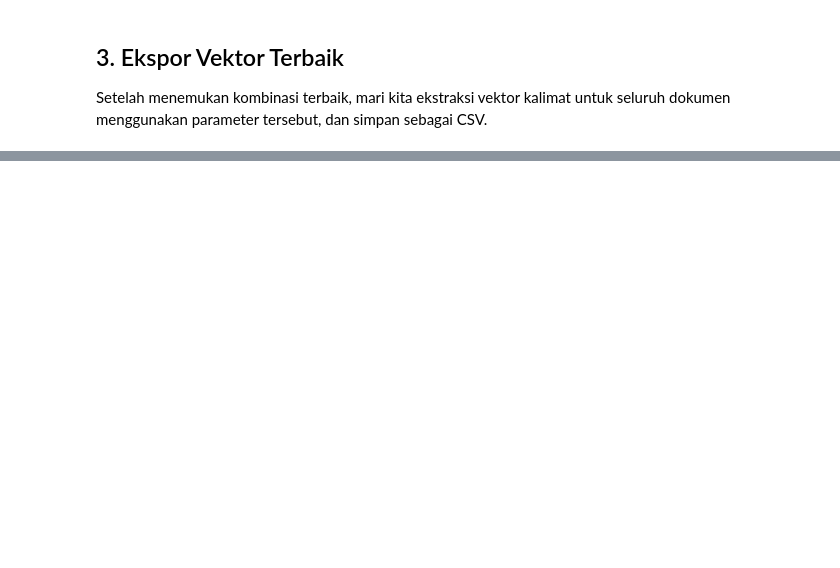
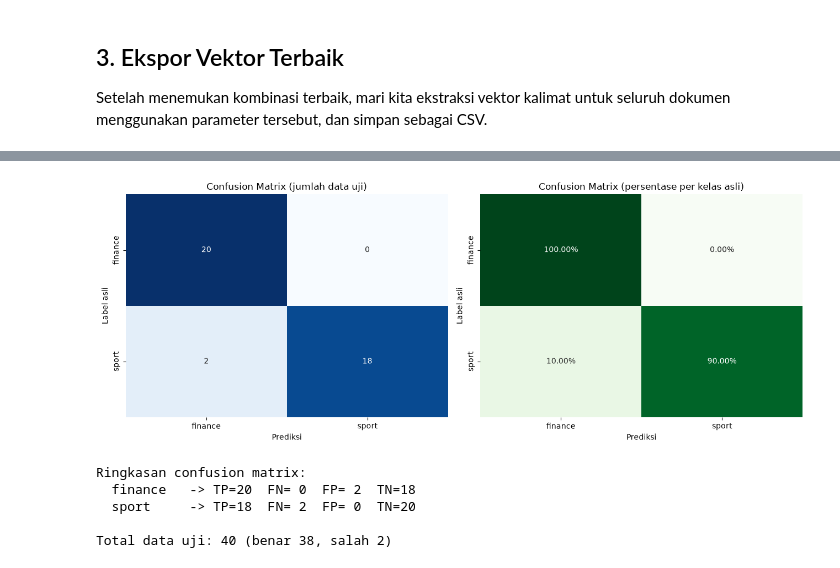
Before and after one commit to Nicoulass/ppw, a Jupyter notebook: Notebooks/materi5.ipynb, the cells around one changed output, grey strips where cells are left out. Cells and saved outputs as stored; diff of their text form; code cells hidden in the pictures; blank space fills up the shorter version.

```diff
--- a/Notebooks/materi5.ipynb
+++ b/Notebooks/materi5.ipynb
@@ -206,0 +255,14 @@ Diatas Adalah Gambar dari Confusion Matrix, dijelaskan di gambar atas yaitu data
+# %%
+from pathlib import Path
+import pandas as pd
+
+DATASET = Path("../output/berita.csv")
+df_app = pd.read_csv(DATASET)
+
+print(f"File          : {DATASET.resolve()}")
+print(f"Jumlah baris  : {len(df_app)}")
+print(f"Kolom         : {list(df_app.columns)}")
+print(f"\nDistribusi label:\n{df_app['Label'].value_counts().to_string()}")
+print(f"\nPanjang teks (karakter):")
+print(df_app["Isi Berita"].str.len().describe().to_string())
+df_app.head(3)
@@ -206,0 +376,44 @@ Diatas Adalah Gambar dari Confusion Matrix, dijelaskan di gambar atas yaitu data
+# %%
+import matplotlib.pyplot as plt
+import seaborn as sns
+from sklearn.metrics import confusion_matrix
+
+%matplotlib inline
+
+cm = confusion_matrix(y_te_idx, pred_idx)
+labels = list(encoder.classes_)
+
+fig, axes = plt.subplots(1, 2, figsize=(13, 5))
+
+sns.heatmap(cm, annot=True, fmt="d", cmap="Blues", cbar=False,
+            xticklabels=labels, yticklabels=labels, ax=axes[0])
+axes[0].set_title("Confusion Matrix (jumlah data uji)")
+axes[0].set_xlabel("Prediksi")
+axes[0].set_ylabel("Label asli")
+
+cm_norm = cm.astype(float) / cm.sum(axis=1, keepdims=True)
+sns.heatmap(cm_norm, annot=True, fmt=".2%", cmap="Greens", cbar=False,
+            xticklabels=labels, yticklabels=labels, ax=axes[1])
+axes[1].set_title("Confusion Matrix (persentase per kelas asli)")
+axes[1].set_xlabel("Prediksi")
+axes[1].set_ylabel("Label asli")
+
+plt.tight_layout()
+plt.show()
+
+print("Ringkasan confusion matrix:")
+for i, kelas in enumerate(labels):
+    tp = cm[i, i]
+    fn = cm[i].sum() - tp
+    fp = cm[:, i].sum() - tp
+    tn = cm.sum() - tp - fn - fp
+    print(f"  {kelas:<9} -> TP={tp:>2}  FN={fn:>2}  FP={fp:>2}  TN={tn:>2}")
+
+print(f"\nTotal data uji: {cm.sum()} (benar {int(np.trace(cm))}, salah {int(cm.sum() - np.trace(cm))})")
+# %% [output]
+[figure, added]
+Ringkasan confusion matrix:
+  finance   -> TP=20  FN= 0  FP= 2  TN=18
+  sport     -> TP=18  FN= 2  FP= 0  TN=20
+
+Total data uji: 40 (benar 38, salah 2)
```
Also changed, not shown: parts of 32 cells of this notebook, 25 other files.
